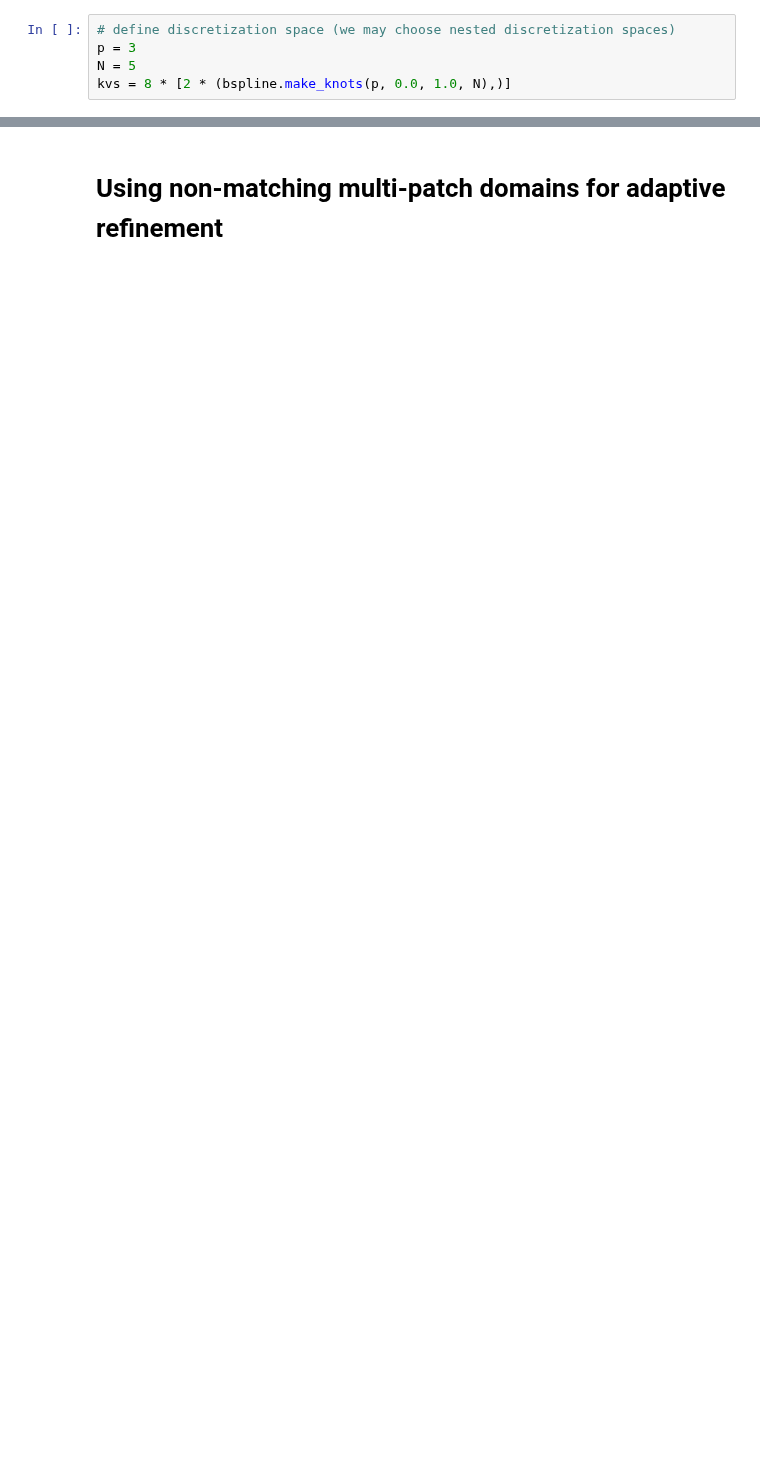
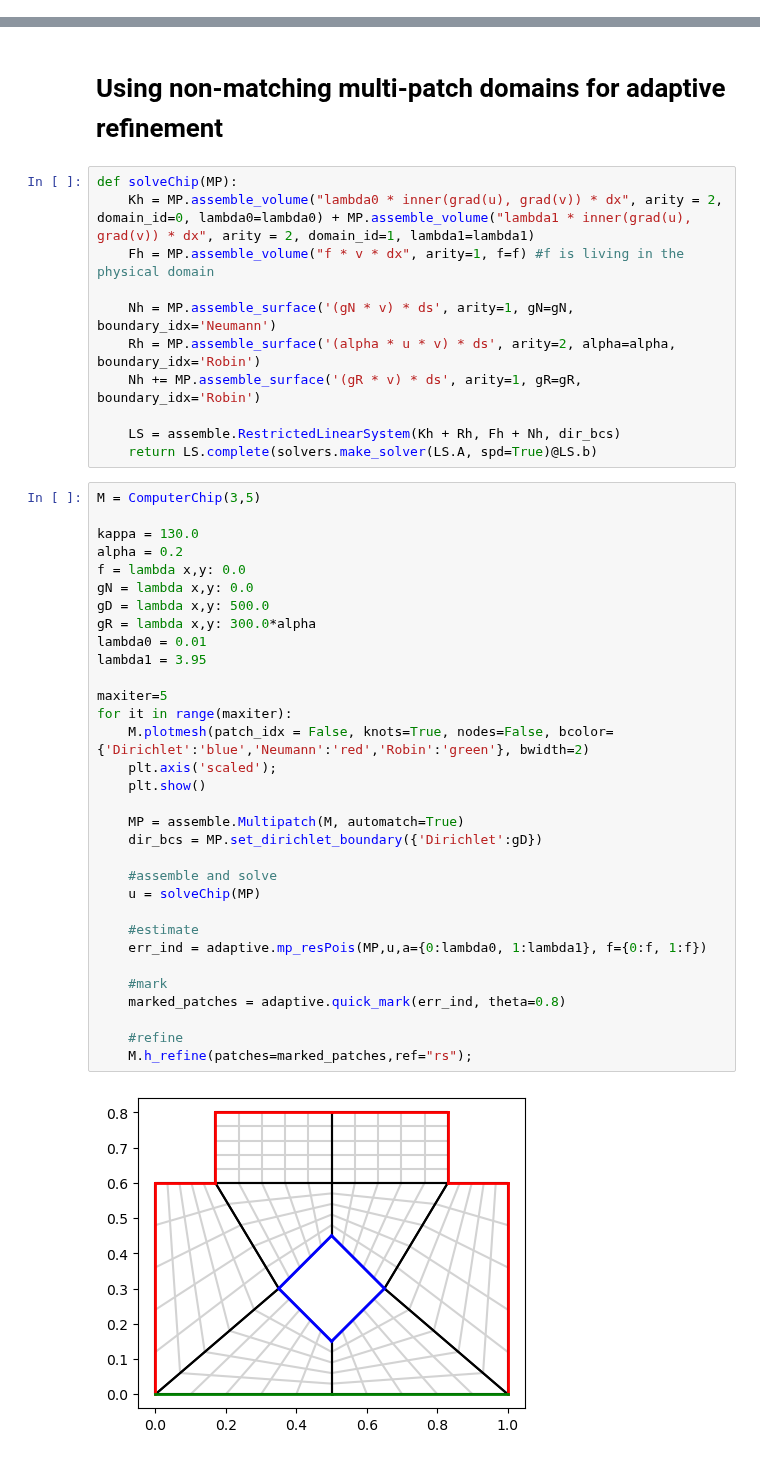
Before and after one commit to Stefan714/pyiga, a Jupyter notebook: notebooks/solve-multipatch.ipynb, the cells around one changed output, grey strips where cells are left out. Cells and saved outputs as stored; diff of their text form; blank space fills up the shorter version.

```diff
--- a/notebooks/solve-multipatch.ipynb
+++ b/notebooks/solve-multipatch.ipynb
@@ -85,9 +79,4 @@ ValueError: all the input array dimensions except for the concatenation axis mus
 # %% [markdown]
 # Computerchip
-# %%
-# define discretization space (we may choose nested discretization spaces)
-p = 3
-N = 5
-kvs = 8 * [2 * (bspline.make_knots(p, 0.0, 1.0, N),)]
 # %%
 # define geometry
@@ -120,2 +148,47 @@ plt.axis('scaled');
 # %% [markdown]
 # Using non-matching multi-patch domains for adaptive refinement
+# %%
+def solveChip(MP):
+    Kh = MP.assemble_volume("lambda0 * inner(grad(u), grad(v)) * dx", arity = 2, domain_id=0, lambda0=lambda0) + MP.assemble_volume("lambda1 * inner(grad(u), grad(v)) * dx", arity = 2, domain_id=1, lambda1=lambda1)
+    Fh = MP.assemble_volume("f * v * dx", arity=1, f=f) #f is living in the physical domain
+
+    Nh = MP.assemble_surface('(gN * v) * ds', arity=1, gN=gN, boundary_idx='Neumann')
+    Rh = MP.assemble_surface('(alpha * u * v) * ds', arity=2, alpha=alpha, boundary_idx='Robin')
+    Nh += MP.assemble_surface('(gR * v) * ds', arity=1, gR=gR, boundary_idx='Robin')
+
+    LS = assemble.RestrictedLinearSystem(Kh + Rh, Fh + Nh, dir_bcs)
+    return LS.complete(solvers.make_solver(LS.A, spd=True)@LS.b)
+# %%
+M = ComputerChip(3,5)
+
+kappa = 130.0
+alpha = 0.2
+f = lambda x,y: 0.0
+gN = lambda x,y: 0.0
+gD = lambda x,y: 500.0
+gR = lambda x,y: 300.0*alpha
+lambda0 = 0.01
+lambda1 = 3.95
+
+maxiter=5
+for it in range(maxiter):
+    M.plotmesh(patch_idx = False, knots=True, nodes=False, bcolor={'Dirichlet':'blue','Neumann':'red','Robin':'green'}, bwidth=2)
+    plt.axis('scaled');
+    plt.show()
+
+    MP = assemble.Multipatch(M, automatch=True)
+    dir_bcs = MP.set_dirichlet_boundary({'Dirichlet':gD})
+
+    #assemble and solve
+    u = solveChip(MP)
+
+    #estimate
+    err_ind = adaptive.mp_resPois(MP,u,a={0:lambda0, 1:lambda1}, f={0:f, 1:f})
+
+    #mark
+    marked_patches = adaptive.quick_mark(err_ind, theta=0.8)
+
+    #refine
+    M.h_refine(patches=marked_patches,ref="rs");
+# %% [output]
+[figure, added]
```
Also changed, not shown: parts of 10 cells of this notebook, 4 other files.
